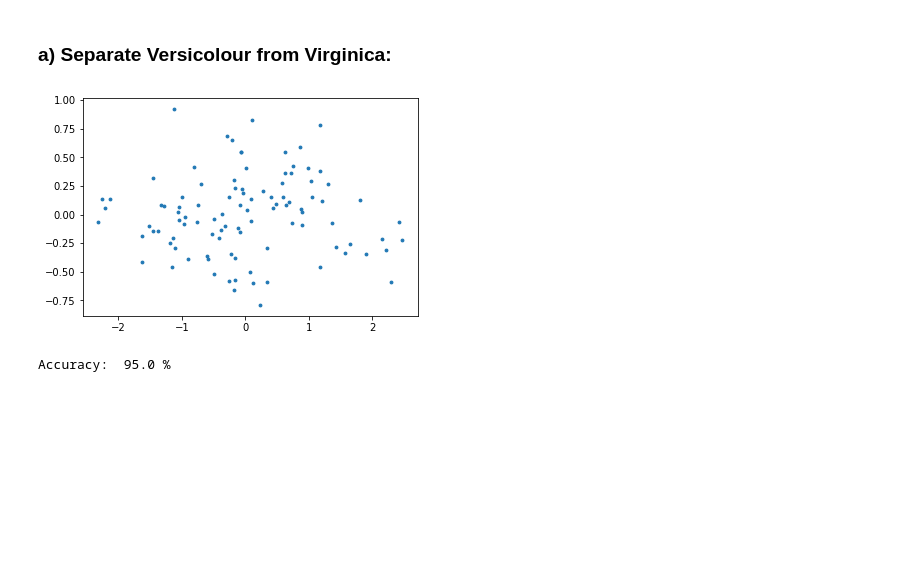
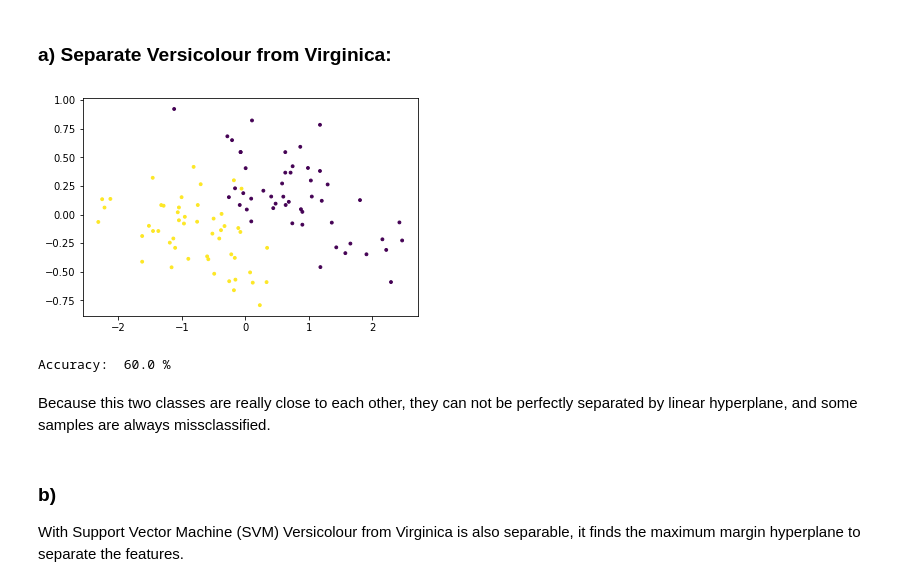
Before and after one commit to evabertalan/mustererkennung, a Jupyter notebook: 8/8_Perceptron.ipynb, the cells around one changed output. Saved outputs shown, nothing was run; the diff lists cells and outputs as text; code cells hidden in the pictures; blank space fills up the shorter version.

```diff
--- a/8/8_Perceptron.ipynb
+++ b/8/8_Perceptron.ipynb
@@ -11,7 +16,7 @@ def load_data(file_name, encode_labels):
     data = np.array(pd.read_csv(file_name))
     np.random.shuffle(data)
     X, y =  encode_labels(data[:,0:-1], data[:,-1])
-    plot_dataset(X)
+    plot_dataset(X, y)
     split_index = int(len(X)*0.8)
     X_train, X_test = X[0:split_index], X[split_index:]
     y_train, y_test = y[0:split_index], y[split_index:]
@@ -75,6 +79,6 @@ Accuracy:  100.0 %
 # %% [markdown]
 ### a) Separate Versicolour from Virginica:
 # %%
-X_train, y_train, X_test, y_test = load_data('iris.data', separate_virginica)
+X_train2, y_train2, X_test2, y_test2 = load_data('iris.data', separate_virginica)
 # %% [output]
-[figure, old version]
+[figure, new version]
@@ -85,5 +90,10 @@ prediction_virginica = prec_virginica.predict(X_test)
 # %%
-accuracy = (1-(len(np.where(prediction_virginica != y_test)[0])/len(y_test)))*100
+accuracy = (1-(len(np.where(prediction_virginica != y_test2)[0])/len(y_test2)))*100
 print('Accuracy: ', accuracy, '%')
 # %% [output]
-Accuracy:  95.0 %
+Accuracy:  60.0 %
+# %% [markdown]
+Because this two classes are really close to each other, they can not be perfectly separated by linear hyperplane, and some samples are always missclassified.
+# %% [markdown]
+### b)
+With Support Vector Machine (SVM) Versicolour from Virginica is also separable, it finds the maximum margin hyperplane to separate the features.
```
Also changed, not shown: parts of 19 cells of this notebook.
